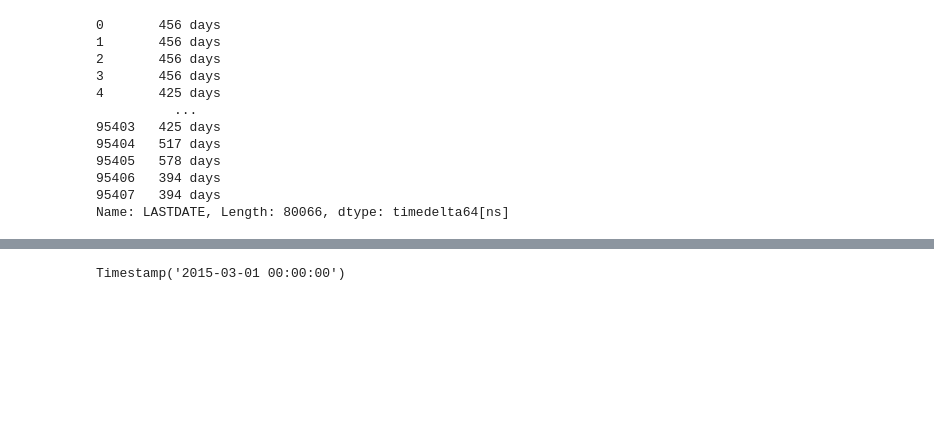
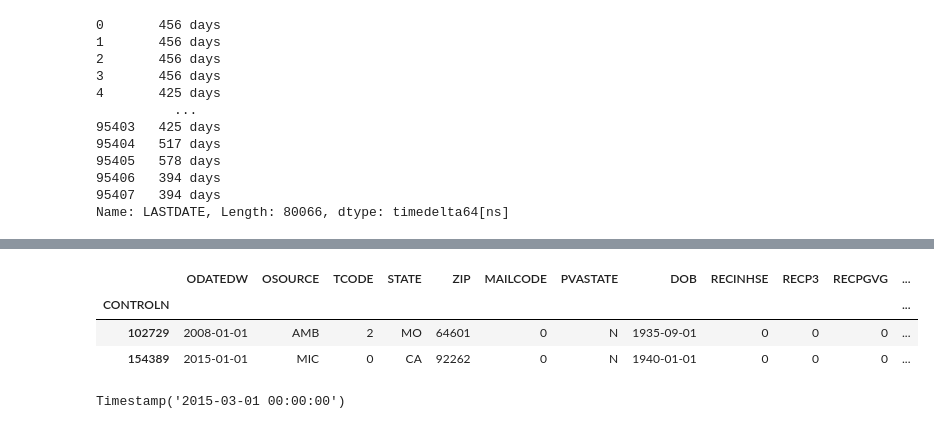
Before and after one commit to rfmmonteiro99/DM-Project-Final, a Jupyter notebook: Data Treatment V2 - Rui.ipynb, the cells around one changed output, grey strips where cells are left out. Cells and saved outputs as stored; diff of their text form; code cells hidden in the pictures; blank space fills up the shorter version.

```diff
--- a/Data Treatment V2 - Rui.ipynb
+++ b/Data Treatment V2 - Rui.ipynb
@@ -71,3 +113,3 @@ Timestamp('2017-02-01 00:00:00')
 # %%
-donors['RDATE_3'].max()
+donors[donors['RDATE_3'] == donors['RDATE_3'].max()]
 # %% [output]
@@ -75,3 +116,7 @@ Timestamp('2018-06-01 00:00:00')
+|  | ODATEDW | OSOURCE | TCODE | STATE | ZIP | MAILCODE | PVASTATE | DOB | RECINHSE | RECP3 | RECPGVG | ... |
+| CONTROLN |  |  |  |  |  |  |  |  |  |  |  | ... |
+| 102729 | 2008-01-01 | AMB | 2 | MO | 64601 | 0 | N | 1935-09-01 | 0 | 0 | 0 | ... |
+| 154389 | 2015-01-01 | MIC | 0 | CA | 92262 | 0 | N | 1940-01-01 | 0 | 0 | 0 | ... |
 # %%
 donors['LASTDATE'].min()
 # %% [output]
```
Also changed, not shown: parts of 4 cells of this notebook.
